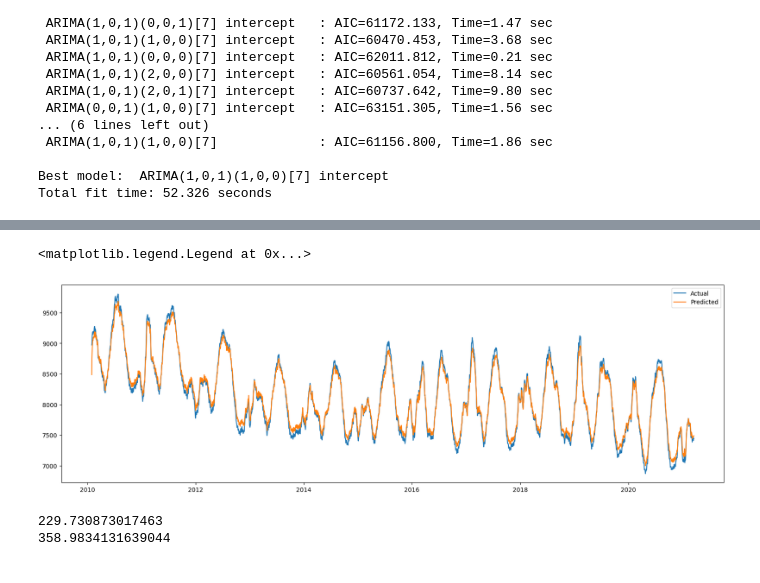
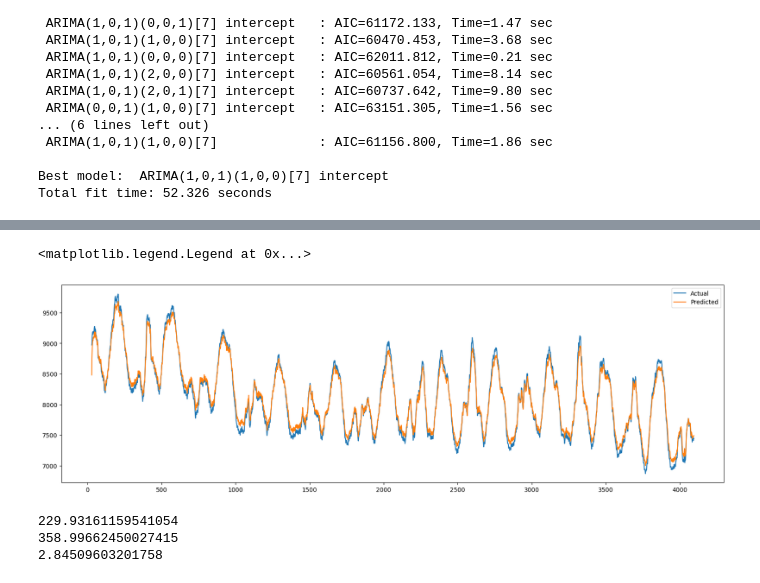
Before and after one commit to frozen-reprise/2025H5_GroupE, a Jupyter notebook: Capstone_ARIMAs.ipynb, the cells around one changed output, grey strips where cells are left out. Saved outputs shown, nothing was run; the diff lists cells and outputs as text; code cells hidden in the pictures.

```diff
--- a/Capstone_ARIMAs.ipynb
+++ b/Capstone_ARIMAs.ipynb
@@ -13,8 +13,9 @@ from statsmodels.graphics.tsaplots import plot_acf, plot_pacf
 from statsmodels.tsa.stattools import adfuller
 from statsmodels.tsa.seasonal import seasonal_decompose
 import pmdarima as pmd
-
+from sklearn.preprocessing import StandardScaler
 from statsmodels.tsa.statespace.sarimax import SARIMAX
 
-Master_File= '/Users/kellyxu/Documents/Uni/Capstone/nsw_clean_outputs/Master_dataset-demand_temp_forecast.csv'
-demand= pd.read_csv(Master_File)
+Master_File= '/Users/kellyxu/Documents/Uni/Capstone/nsw_clean_outputs/Final_master_daily_with_env.csv'
+demanddaily= pd.read_csv(Master_File)
+demanddaily
@@ -21,5 +35,0 @@ demand= pd.read_csv(Master_File)
-# %%
-demand['datetime'] = pd.to_datetime(demand['datetime'])
-demand['date'] = demand['datetime'].dt.date
-demanddaily = demand.groupby('date').mean(numeric_only=True)
-demanddaily
@@ -118,6 +113,12 @@ Best model:  ARIMA(1,0,1)(1,0,0)[7] intercept
 Total fit time: 52.326 seconds
 # %%
 #Changed Q (seasonal MA to 1 as ACF graph showed multiples of 7)
-sarima=SARIMAX(demanddaily['demand_mw'],order=(1,0,1),seasonal_order=(1,0,1,7))
+sarima=SARIMAX(demanddaily['demand_mw_mean'],order=(1,0,1),seasonal_order=(1,0,1,7))
+
+result = sarima.fit()
+
+predicted = result.predict(start=0, end=len(demanddaily)-1)
+
+print(predicted.head())
 predicted=sarima.fit().predict();predicted
 # %% [output]
@@ -164,23 +173,29 @@ Freq: D, Name: predicted_mean, Length: 4095, dtype: float64
 # %%
-actual_smooth = demanddaily['demand_mw'].rolling(30).mean()
+actual_smooth = demanddaily['demand_mw_mean'].rolling(30).mean()
 predicted_smooth = predicted.rolling(30).mean()
 
 
 plt.figure(figsize=(20,6))
 plt.plot(actual_smooth,label='Actual')
 plt.plot(predicted_smooth,label='Predicted')
 plt.legend()
 # %% [output]
 <matplotlib.legend.Legend at 0x...>
-[figure, old version]
+[figure, new version]
 # %%
-resid = demanddaily['demand_mw'] - predicted
+resid = demanddaily['demand_mw_mean'] - predicted
 mae = resid.abs().mean()
 print(mae)
 
 
 rmse = np.sqrt((resid**2).mean())
 print(rmse)
+
+y_true = demanddaily['demand_mw_mean']
+y_pred = predicted
+mape = (np.abs((y_true - y_pred) / y_true)).mean() * 100
+print(mape)
 # %% [output]
-229.730873017463
-358.9834131639044
+229.93161159541054
+358.99662450027415
+2.84509603201758
```
Also changed, not shown: parts of 16 cells of this notebook.
